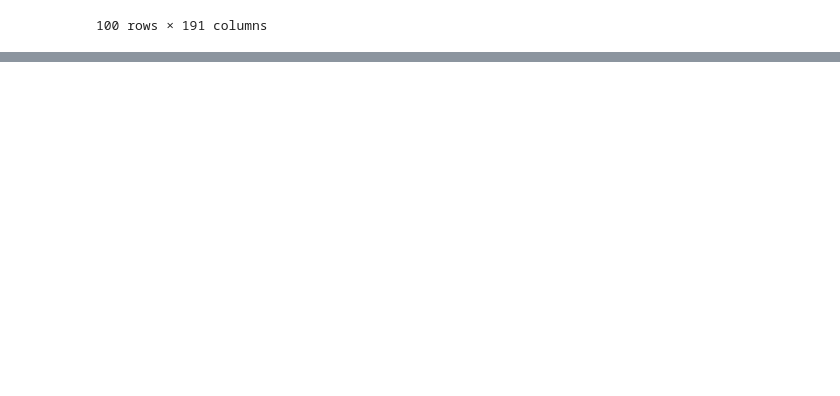
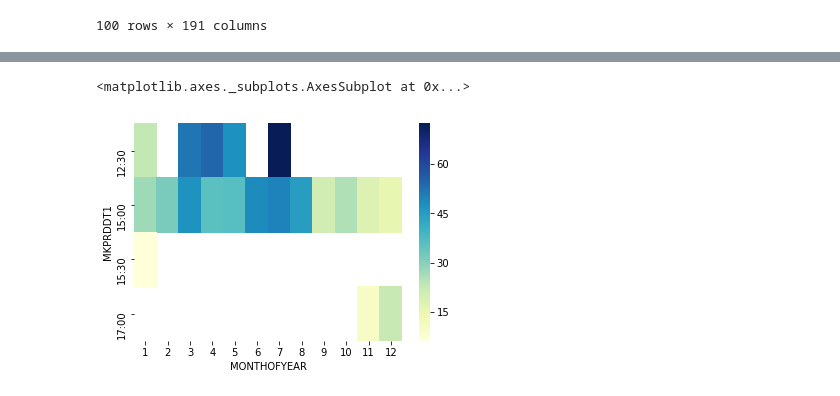
Before and after one commit to daviding11/Splash-Mountain-Wait-Time-Analysis, a Jupyter notebook: DataWrangling-Copy1-LW.ipynb, the cells around one changed output, grey strips where cells are left out. Cells and saved outputs as stored; diff of their text form; code cells hidden in the pictures; blank space fills up the shorter version.

```diff
--- a/DataWrangling-Copy1-LW.ipynb
+++ b/DataWrangling-Copy1-LW.ipynb
@@ -125,0 +204,7 @@ sns.distplot(xmas['SPOSTMIN'], hist = False, kde = True,
+# %%
+#heat map of wait times during each month and time of 1st parade
+ax = pd.pivot_table(dream, values='SPOSTMIN', index=['MKPRDDT1'], columns='MONTHOFYEAR')
+sns.heatmap(ax, cmap="YlGnBu")
+# %% [output]
+<matplotlib.axes._subplots.AxesSubplot at 0x...>
+[figure, added]
```
Also changed, not shown: parts of 16 cells of this notebook.
